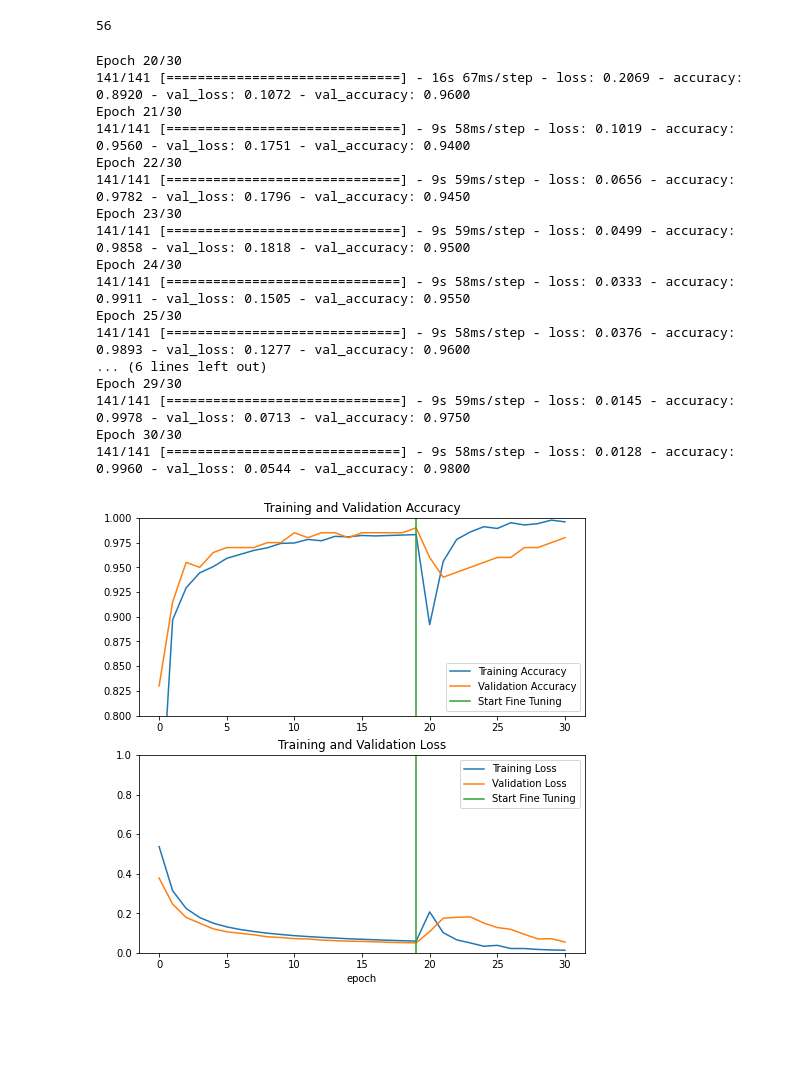
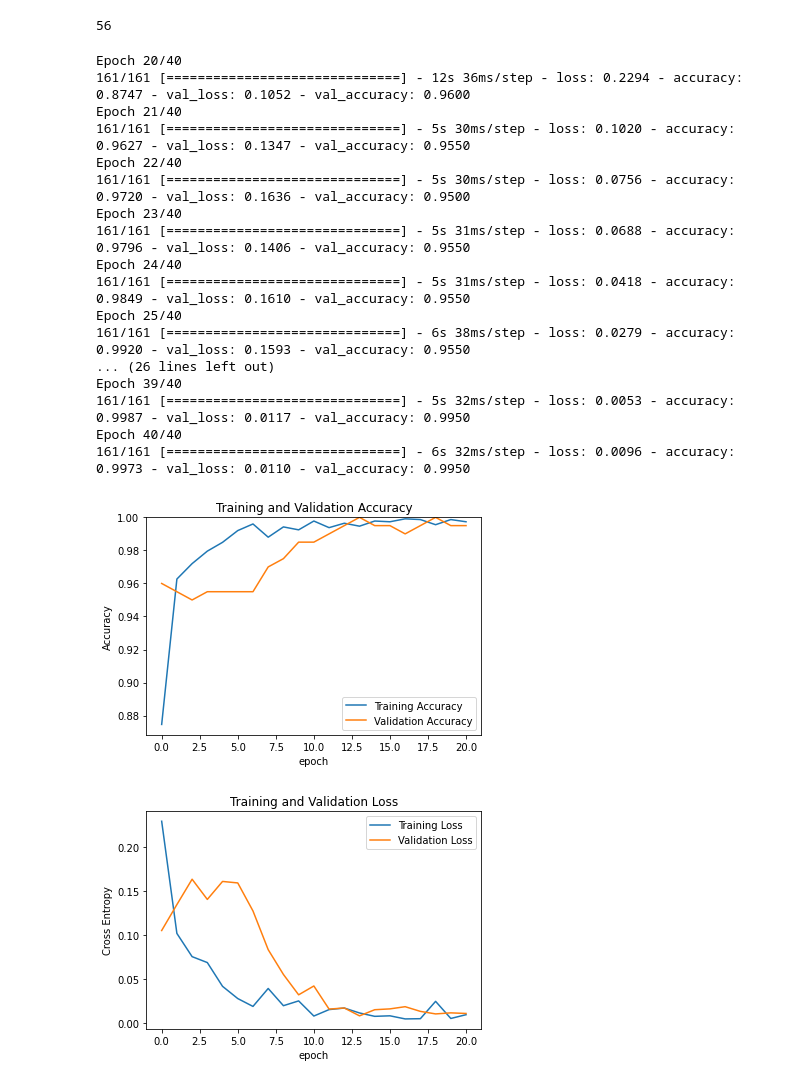
Before and after one commit to jhonesis/Proyecto-IGNIS, a Jupyter notebook: entrenamiento/MobileNetV2_Training.ipynb, the cells around one changed output. Saved outputs shown, nothing was run; the diff lists cells and outputs as text; code cells hidden in the pictures; blank space fills up the shorter version.

```diff
--- a/entrenamiento/MobileNetV2_Training.ipynb
+++ b/entrenamiento/MobileNetV2_Training.ipynb
@@ -66,7 +64,7 @@ def format_example(pair):
 train = raw_train.map(format_example)
 validation = raw_valid.map(format_example)
 # %%
-BATCH_SIZE = 16
+BATCH_SIZE = 14
 SHUFFLE_BUFFER_SIZE = 500
 # %%
 train_batches = train.shuffle(SHUFFLE_BUFFER_SIZE).batch(BATCH_SIZE)
@@ -260,7 +267,7 @@ len(model.trainable_variables)
 # %% [output]
 56
 # %%
-fine_tune_epochs = 10
+fine_tune_epochs = 20
 total_epochs =  initial_epochs + fine_tune_epochs
 
 history_fine = model.fit(train_batches,
@@ -268,51 +275,50 @@ history_fine = model.fit(train_batches,
                          initial_epoch =  history.epoch[-1],
                          validation_data=validation_batches)
 # %% [output]
-Epoch 20/30
-141/141 [==============================] - 16s 67ms/step - loss: 0.2069 - accuracy: 0.8920 - val_loss: 0.1072 - val_accuracy: 0.9600
-Epoch 21/30
-141/141 [==============================] - 9s 58ms/step - loss: 0.1019 - accuracy: 0.9560 - val_loss: 0.1751 - val_accuracy: 0.9400
-Epoch 22/30
-141/141 [==============================] - 9s 59ms/step - loss: 0.0656 - accuracy: 0.9782 - val_loss: 0.1796 - val_accuracy: 0.9450
-Epoch 23/30
-141/141 [==============================] - 9s 59ms/step - loss: 0.0499 - accuracy: 0.9858 - val_loss: 0.1818 - val_accuracy: 0.9500
-Epoch 24/30
-141/141 [==============================] - 9s 58ms/step - loss: 0.0333 - accuracy: 0.9911 - val_loss: 0.1505 - val_accuracy: 0.9550
-Epoch 25/30
-141/141 [==============================] - 9s 58ms/step - loss: 0.0376 - accuracy: 0.9893 - val_loss: 0.1277 - val_accuracy: 0.9600
-... (6 lines left out)
-Epoch 29/30
-141/141 [==============================] - 9s 59ms/step - loss: 0.0145 - accuracy: 0.9978 - val_loss: 0.0713 - val_accuracy: 0.9750
-Epoch 30/30
-141/141 [==============================] - 9s 58ms/step - loss: 0.0128 - accuracy: 0.9960 - val_loss: 0.0544 - val_accuracy: 0.9800
+Epoch 20/40
+161/161 [==============================] - 12s 36ms/step - loss: 0.2294 - accuracy: 0.8747 - val_loss: 0.1052 - val_accuracy: 0.9600
+Epoch 21/40
+161/161 [==============================] - 5s 30ms/step - loss: 0.1020 - accuracy: 0.9627 - val_loss: 0.1347 - val_accuracy: 0.9550
+Epoch 22/40
+161/161 [==============================] - 5s 30ms/step - loss: 0.0756 - accuracy: 0.9720 - val_loss: 0.1636 - val_accuracy: 0.9500
+Epoch 23/40
+161/161 [==============================] - 5s 31ms/step - loss: 0.0688 - accuracy: 0.9796 - val_loss: 0.1406 - val_accuracy: 0.9550
+Epoch 24/40
+161/161 [==============================] - 5s 31ms/step - loss: 0.0418 - accuracy: 0.9849 - val_loss: 0.1610 - val_accuracy: 0.9550
+Epoch 25/40
+161/161 [==============================] - 6s 38ms/step - loss: 0.0279 - accuracy: 0.9920 - val_loss: 0.1593 - val_accuracy: 0.9550
+... (26 lines left out)
+Epoch 39/40
+161/161 [==============================] - 5s 32ms/step - loss: 0.0053 - accuracy: 0.9987 - val_loss: 0.0117 - val_accuracy: 0.9950
+Epoch 40/40
+161/161 [==============================] - 6s 32ms/step - loss: 0.0096 - accuracy: 0.9973 - val_loss: 0.0110 - val_accuracy: 0.9950
 # %%
-acc += history_fine.history['accuracy']
-val_acc += history_fine.history['val_accuracy']
+acc = history_fine.history['accuracy']
+val_acc = history_fine.history['val_accuracy']
 
-loss += history_fine.history['loss']
-val_loss += history_fine.history['val_loss']
+loss = history_fine.history['loss']
+val_loss = history_fine.history['val_loss']
 # %%
-plt.figure(figsize=(8, 8))
-plt.subplot(2, 1, 1)
+plt.figure()
 plt.plot(acc, label='Training Accuracy')
 plt.plot(val_acc, label='Validation Accuracy')
-plt.ylim([0.8, 1])
-plt.plot([initial_epochs-1,initial_epochs-1],
-          plt.ylim(), label='Start Fine Tuning')
 plt.legend(loc='lower right')
+plt.ylabel('Accuracy')
+plt.xlabel('epoch')
+plt.ylim([min(plt.ylim()),1])
 plt.title('Training and Validation Accuracy')
 
-plt.subplot(2, 1, 2)
+
+plt.figure()
 plt.plot(loss, label='Training Loss')
 plt.plot(val_loss, label='Validation Loss')
-plt.ylim([0, 1.0])
-plt.plot([initial_epochs-1,initial_epochs-1],
-         plt.ylim(), label='Start Fine Tuning')
 plt.legend(loc='upper right')
+plt.ylabel('Cross Entropy')
 plt.title('Training and Validation Loss')
 plt.xlabel('epoch')
 plt.show()
 # %% [output]
-[figure, old version]
+[figure, new version]
+[figure, added]
 # %%
 model.save("/content/mobilenet.h5")
```
Also changed, not shown: parts of 14 cells of this notebook.
